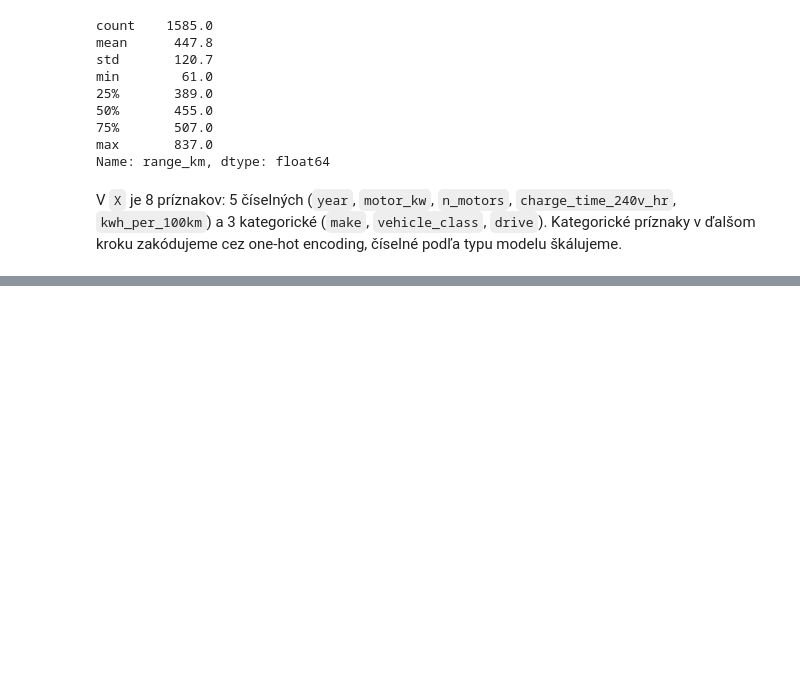
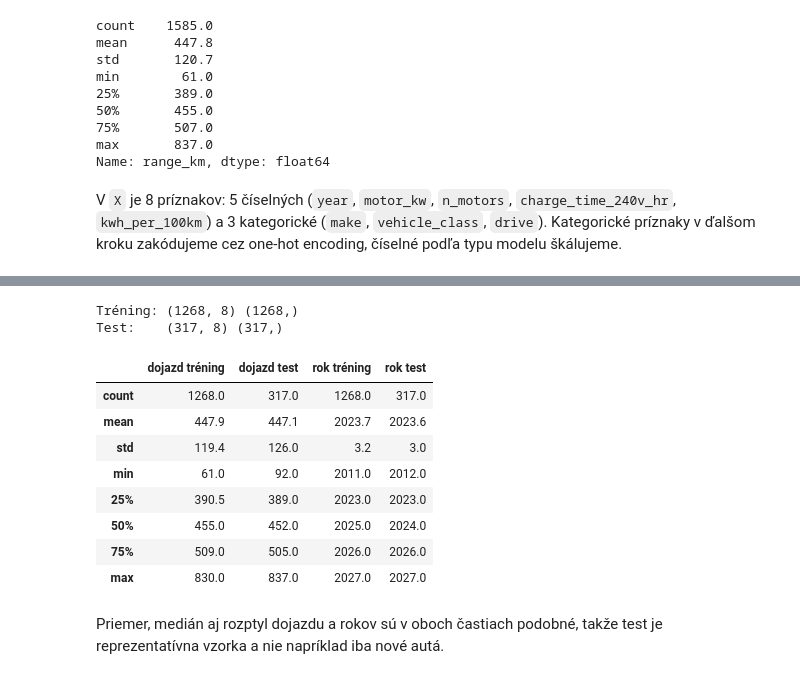
Before and after one commit to Matus1232/elektricke_auta_dojazd, a Jupyter notebook: preprocessing.ipynb, the cells around one changed output, grey strips where cells are left out. Saved outputs shown, nothing was run; the diff lists cells and outputs as text; code cells hidden in the pictures; blank space fills up the shorter version.

```diff
--- a/preprocessing.ipynb
+++ b/preprocessing.ipynb
@@ -75,0 +87,32 @@ v ďalšom kroku zakódujeme cez one-hot encoding, číselné podľa typu modelu
+# %%
+from sklearn.model_selection import train_test_split
+
+X_train, X_test, y_train, y_test = train_test_split(
+    X, y, test_size=0.2, shuffle=True, random_state=42)
+
+print('Tréning:', X_train.shape, y_train.shape)
+print('Test:   ', X_test.shape, y_test.shape)
+# %% [output]
+Tréning: (1268, 8) (1268,)
+Test:    (317, 8) (317,)
+# %%
+# kontrola, či majú obe časti podobné rozdelenie dojazdu aj rokov
+pd.DataFrame({
+    'dojazd tréning': y_train.describe(),
+    'dojazd test': y_test.describe(),
+    'rok tréning': X_train['year'].describe(),
+    'rok test': X_test['year'].describe(),
+}).round(1)
+# %% [output]
+|  | dojazd tréning | dojazd test | rok tréning | rok test |
+| count | 1268.0 | 317.0 | 1268.0 | 317.0 |
+| mean | 447.9 | 447.1 | 2023.7 | 2023.6 |
+| std | 119.4 | 126.0 | 3.2 | 3.0 |
+| min | 61.0 | 92.0 | 2011.0 | 2012.0 |
+| 25% | 390.5 | 389.0 | 2023.0 | 2023.0 |
+| 50% | 455.0 | 452.0 | 2025.0 | 2024.0 |
+| 75% | 509.0 | 505.0 | 2026.0 | 2026.0 |
+| max | 830.0 | 837.0 | 2027.0 | 2027.0 |
+# %% [markdown]
+Priemer, medián aj rozptyl dojazdu a rokov sú v oboch častiach podobné, takže test je
+reprezentatívna vzorka a nie napríklad iba nové autá.
```
Also changed, not shown: parts of 9 cells of this notebook, 1 other file.
